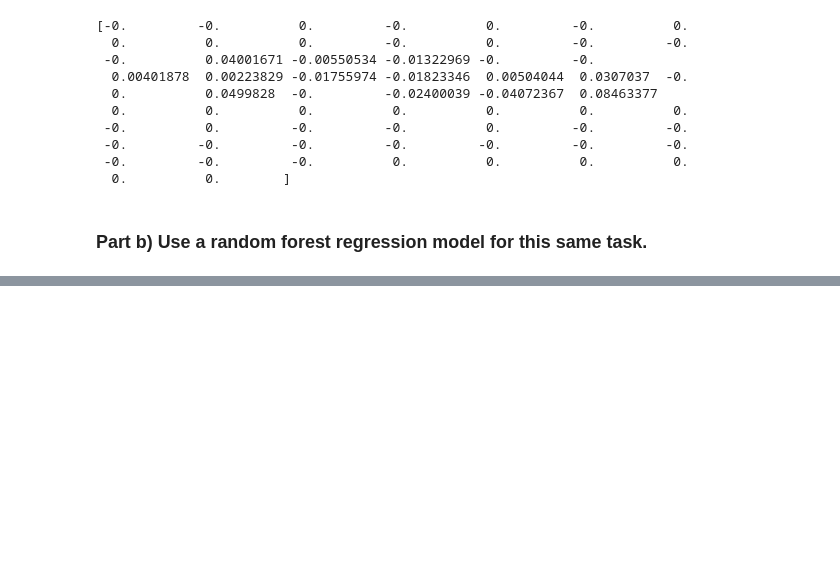
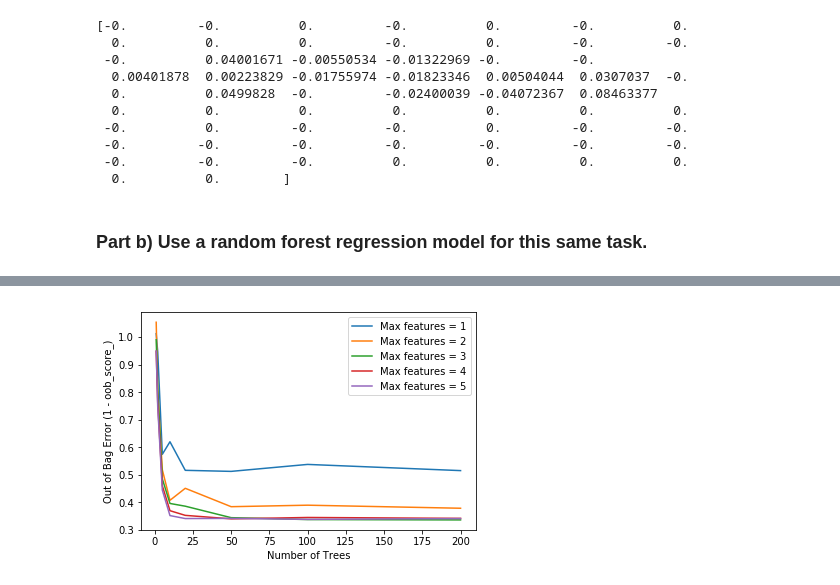
Before and after one commit to popo0293/EE219Project4, a Jupyter notebook: Project 4.ipynb, the cells around one changed output, grey strips where cells are left out. Cells and saved outputs as stored; diff of their text form; code cells hidden in the pictures; blank space fills up the shorter version.

```diff
--- a/Project 4.ipynb
+++ b/Project 4.ipynb
@@ -432,0 +420,47 @@ print(sdf)
+# %%
+import warnings
+warnings.filterwarnings("ignore")
+import pickle
+import os
+
+ntrees = [1, 2, 5, 10, 20, 50, 100, 200]
+nfeatures = range(1,6)
+
+bag_error = []
+test_rmse = []
+
+if os.path.isfile("./bag_error.pkl") and os.path.isfile("./test_rmse.pkl"):
+    bag_error = pickle.load(open("./bag_error.pkl", "rb"))
+    test_rmse = pickle.load(open("./test_rmse.pkl", "rb"))
+else:
+    for nf in nfeatures:
+        bag_error_tmp = []
+        test_rmse_tmp = []
+        for nt in ntrees:
+            rf = RandomForestRegressor(n_estimators=nt, \
+                                     max_features=nf, max_depth=4, \
+                                     bootstrap=True, oob_score=True, n_jobs=-2)
+
+            [_, tst_rmse] = reportandplot(rf, featurematrix, \
+                                          y, verbose=False)
+            test_rmse_tmp.append(tst_rmse)
+
+            rf.fit(featurematrix, y)
+            y_pred = rf.predict(featurematrix)
+            bag_error_tmp.append(1-rf.oob_score_)
+
+        bag_error.append(bag_error_tmp)
+        test_rmse.append(test_rmse_tmp)
+    pickle.dump(bag_error, open("./bag_error.pkl", "wb"))
+    pickle.dump(test_rmse, open("./test_rmse.pkl", "wb"))
+# %%
+plt.figure()
+for idx, be in enumerate(bag_error):
+    plt.plot(ntrees, be, label="Max features = "+str(idx+1))
+
+plt.xlabel('Number of Trees')
+plt.ylabel('Out of Bag Error (1 - oob_score_)')
+plt.legend()
+plt.show()
+# %% [output]
+[figure, added]
```
Also changed, not shown: parts of 8 cells of this notebook, 2 other files.
